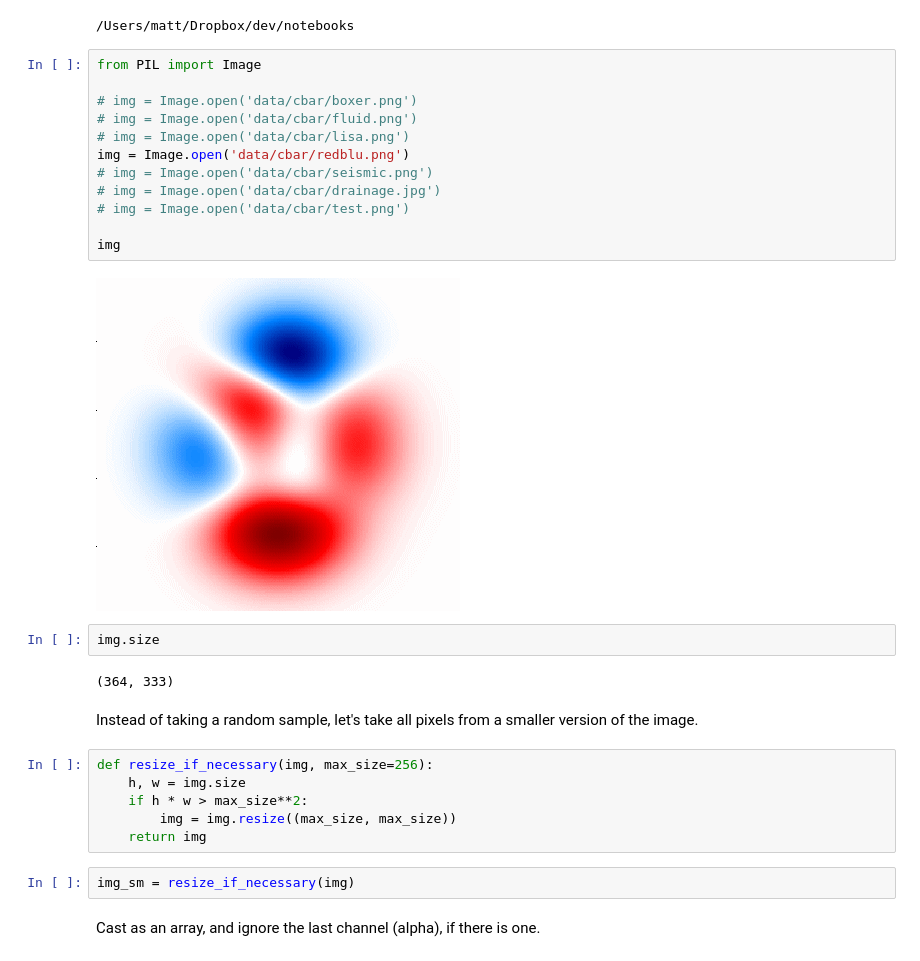
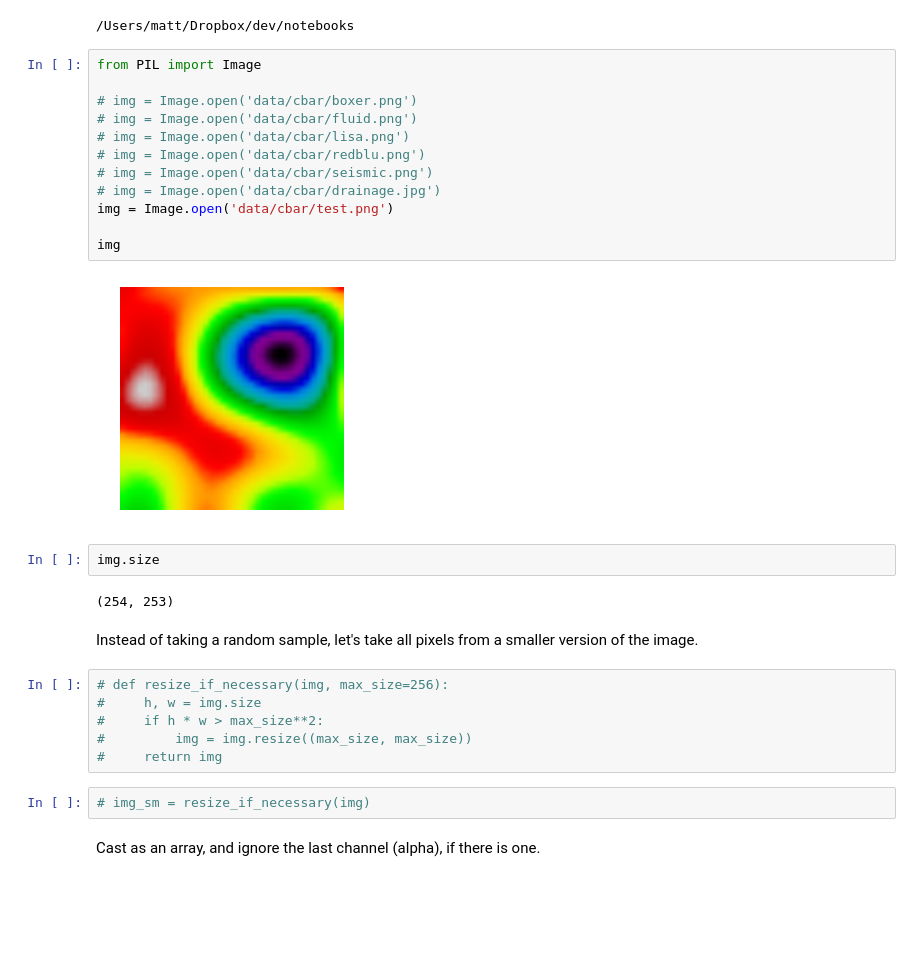
Before and after one commit to kwinkunks/notebooks, a Jupyter notebook: Guessing_colourmaps_TSP.ipynb, the cells around one changed output. Drawn from its saved outputs; the diff is of its cells as text; blank space fills up the shorter version.

```diff
--- a/Guessing_colourmaps_TSP.ipynb
+++ b/Guessing_colourmaps_TSP.ipynb
@@ -51,31 +51,31 @@ cd /Users/matt/Dropbox/dev/notebooks
 # %%
 from PIL import Image
 
 # img = Image.open('data/cbar/boxer.png')
 # img = Image.open('data/cbar/fluid.png')
 # img = Image.open('data/cbar/lisa.png')
-img = Image.open('data/cbar/redblu.png')
+# img = Image.open('data/cbar/redblu.png')
 # img = Image.open('data/cbar/seismic.png')
 # img = Image.open('data/cbar/drainage.jpg')
-# img = Image.open('data/cbar/test.png')
+img = Image.open('data/cbar/test.png')
 
 img
 # %% [output]
-[figure, old version]
+[figure, new version]
 # %%
 img.size
 # %% [output]
-(364, 333)
+(254, 253)
 # %% [markdown]
 Instead of taking a random sample, let's take all pixels from a smaller version of the image.
 # %%
-def resize_if_necessary(img, max_size=256):
-    h, w = img.size
-    if h * w > max_size**2:
-        img = img.resize((max_size, max_size))
-    return img
+# def resize_if_necessary(img, max_size=256):
+#     h, w = img.size
+#     if h * w > max_size**2:
+#         img = img.resize((max_size, max_size))
+#     return img
 # %%
-img_sm = resize_if_necessary(img)
+# img_sm = resize_if_necessary(img)
 # %% [markdown]
 Cast as an array, and ignore the last channel (alpha), if there is one.
 # %% [markdown]
```
Also changed, not shown: parts of 28 cells of this notebook, 1 other file.
